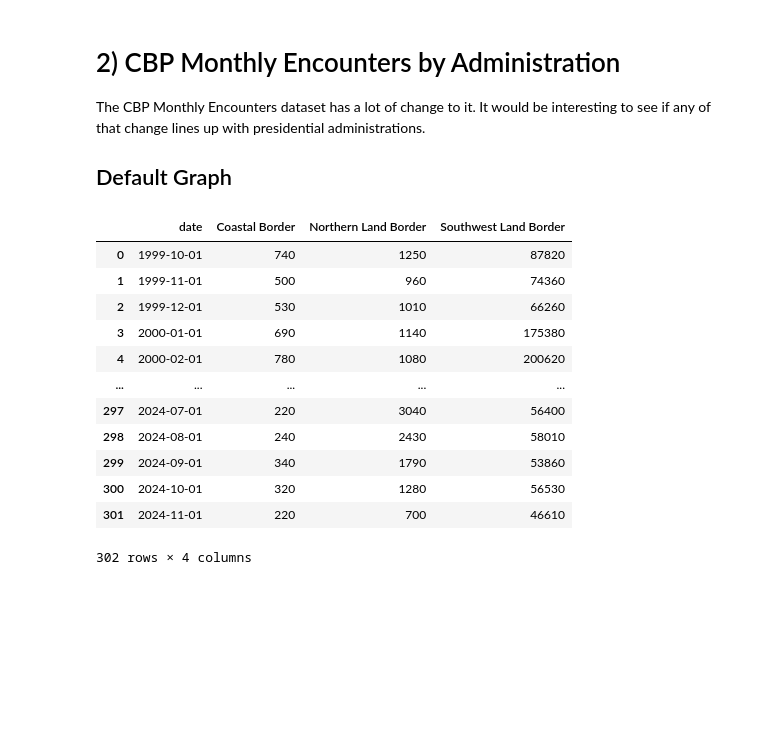
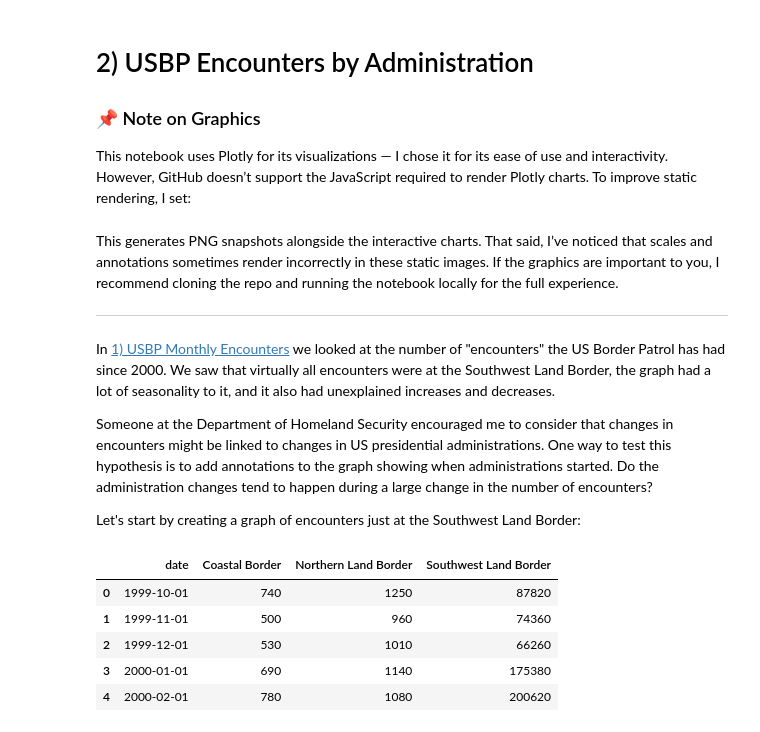
Before and after one commit to arilamstein/immigration_enforcement, a Jupyter notebook: cbp/2-add-administration-markers.ipynb, the cells around one changed output. Cells and saved outputs as stored; diff of their text form; code cells hidden in the pictures; blank space fills up the shorter version.

```diff
--- a/cbp/2-add-administration-markers.ipynb
+++ b/cbp/2-add-administration-markers.ipynb
@@ -1,6 +1,5 @@
 # %% [markdown]
-# 2) CBP Monthly Encounters by Administration
+# 2) USBP Encounters by Administration
 
-The CBP Monthly Encounters dataset has a lot of change to it. It would be interesting to see if any of that change lines up with presidential administrations.
-
-## Default Graph
+### 📌 Note on Graphics
+This notebook uses Plotly for its visualizations — I chose it for its ease of use and interactivity. However, GitHub doesn’t support the JavaScript required to render Plotly charts. To improve static rendering, I set:
@@ -7,28 +10,25 @@ The CBP Monthly Encounters dataset has a lot of change to it. It would be intere
+# %% [markdown]
+This generates PNG snapshots alongside the interactive charts. That said, I’ve noticed that scales and annotations sometimes render incorrectly in these static images. If the graphics are important to you, I recommend cloning the repo and running the notebook locally for the full experience.
+
+---
+# %% [markdown]
+In [1) USBP Monthly Encounters](./1-monthly-encounters.ipynb) we looked at the number of "encounters" the US Border Patrol has had since 2000. We saw that virtually all encounters were at the Southwest Land Border, the graph had a lot of seasonality to it, and it also had unexplained increases and decreases.
+
+Someone at the Department of Homeland Security encouraged me to consider that changes in encounters might be linked to changes in US presidential administrations. One way to test this hypothesis is to add annotations to the graph showing when administrations started. Do the administration changes tend to happen during a large change in the number of encounters?
+
+Let's start by creating a graph of encounters just at the Southwest Land Border:
 # %%
-import cbp_functions as cbp
+import encounters
 import plotly.express as px
-import pandas as pd
 from datetime import datetime
-import plotly.io as pio
 
-# Allows plotly plots to render interactively locally, but as static images when viewed in github.
-# Without this the plotly images simply do not render in github.
-pio.renderers.default = "vscode+png"
-
-df = cbp.get_monthly_region_df(output_format="wide")
-df
+df = encounters.get_monthly_region_df(output_format="wide")
+df.head()
 # %% [output]
 |  | date | Coastal Border | Northern Land Border | Southwest Land Border |
 | 0 | 1999-10-01 | 740 | 1250 | 87820 |
 | 1 | 1999-11-01 | 500 | 960 | 74360 |
 | 2 | 1999-12-01 | 530 | 1010 | 66260 |
 | 3 | 2000-01-01 | 690 | 1140 | 175380 |
 | 4 | 2000-02-01 | 780 | 1080 | 200620 |
-| ... | ... | ... | ... | ... |
-| 297 | 2024-07-01 | 220 | 3040 | 56400 |
-| 298 | 2024-08-01 | 240 | 2430 | 58010 |
-| 299 | 2024-09-01 | 340 | 1790 | 53860 |
-| 300 | 2024-10-01 | 320 | 1280 | 56530 |
-| 301 | 2024-11-01 | 220 | 700 | 46610 |
-302 rows × 4 columns
 # %%
```
Also changed, not shown: parts of 13 cells of this notebook, 2 other files.
